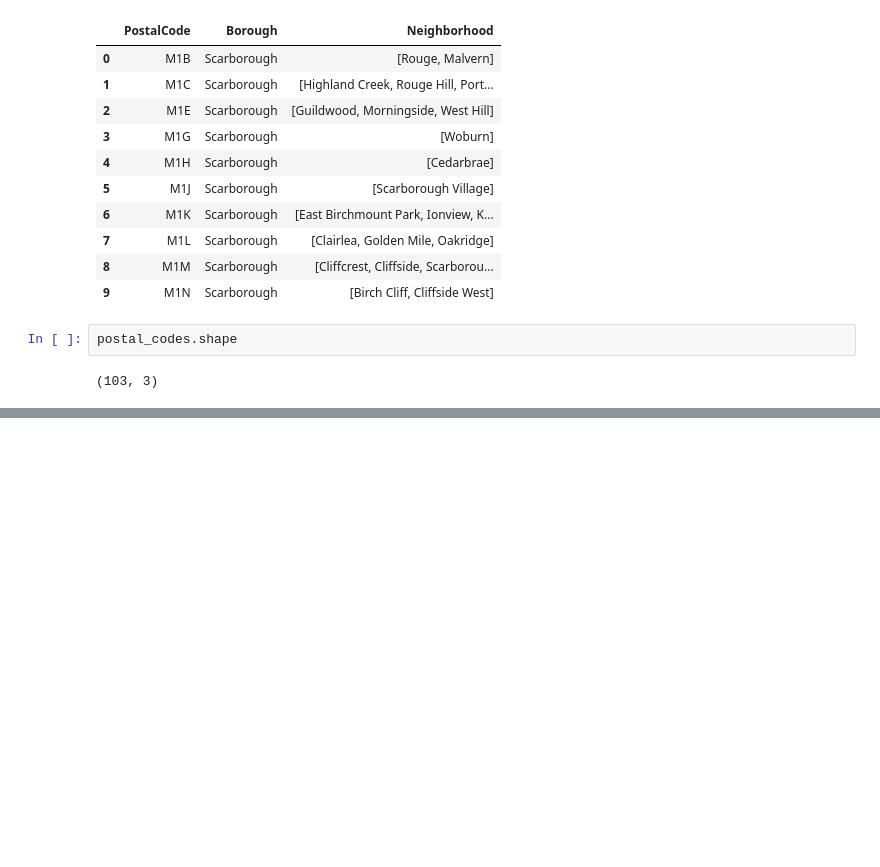
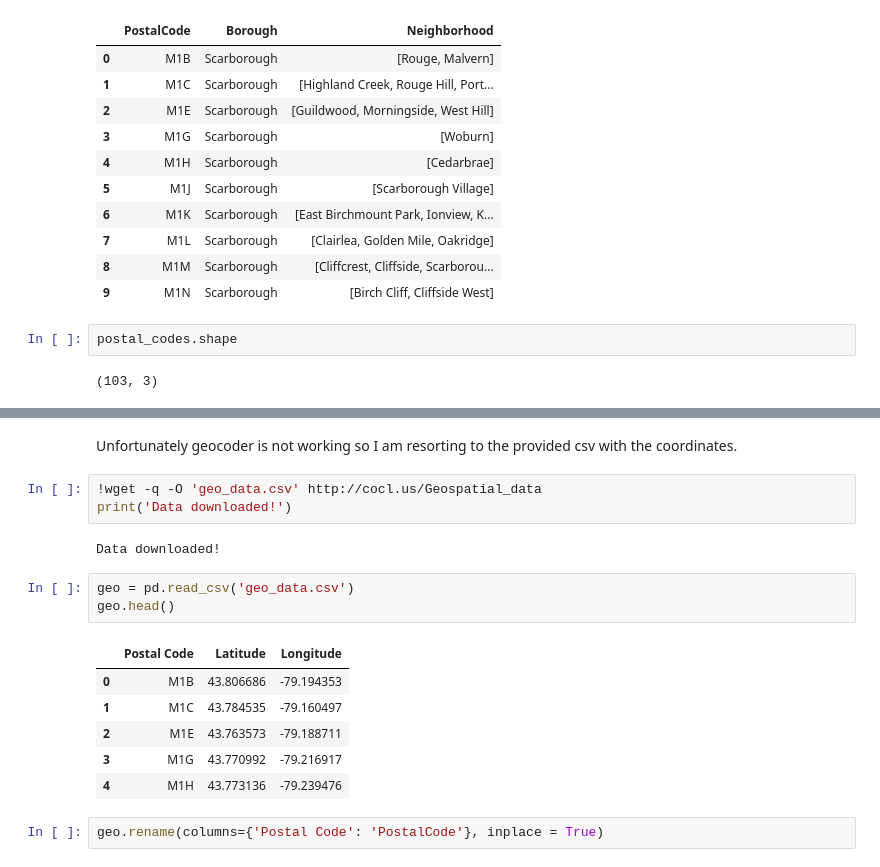
Before and after one commit to ktheodor1/Coursera_Capstone, a Jupyter notebook: KT_3w_Toronto.ipynb, the cells around one changed output, grey strips where cells are left out. Saved outputs shown, nothing was run; the diff lists cells and outputs as text; blank space fills up the shorter version.

```diff
--- a/KT_3w_Toronto.ipynb
+++ b/KT_3w_Toronto.ipynb
@@ -123,0 +149,19 @@ postal_codes.shape
+# %% [markdown]
+Unfortunately geocoder is not working so I am resorting to the provided csv with the coordinates.
+# %%
+!wget -q -O 'geo_data.csv' http://cocl.us/Geospatial_data
+print('Data downloaded!')
+# %% [output]
+Data downloaded!
+# %%
+geo = pd.read_csv('geo_data.csv')
+geo.head()
+# %% [output]
+|  | Postal Code | Latitude | Longitude |
+| 0 | M1B | 43.806686 | -79.194353 |
+| 1 | M1C | 43.784535 | -79.160497 |
+| 2 | M1E | 43.763573 | -79.188711 |
+| 3 | M1G | 43.770992 | -79.216917 |
+| 4 | M1H | 43.773136 | -79.239476 |
+# %%
+geo.rename(columns={'Postal Code': 'PostalCode'}, inplace = True)
```
Also changed, not shown: parts of 8 cells of this notebook.
